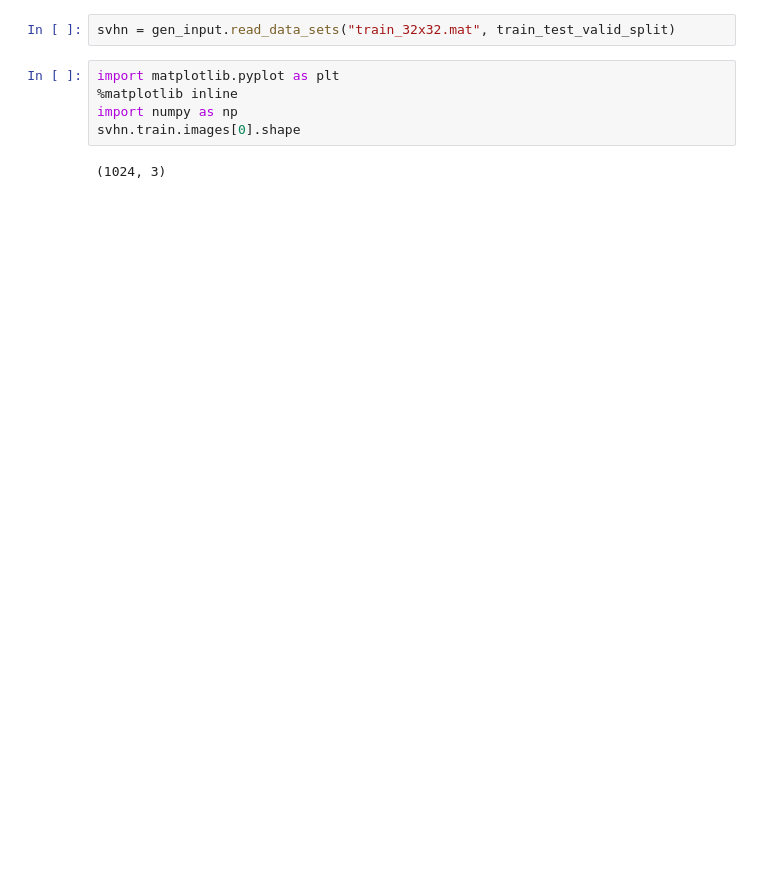
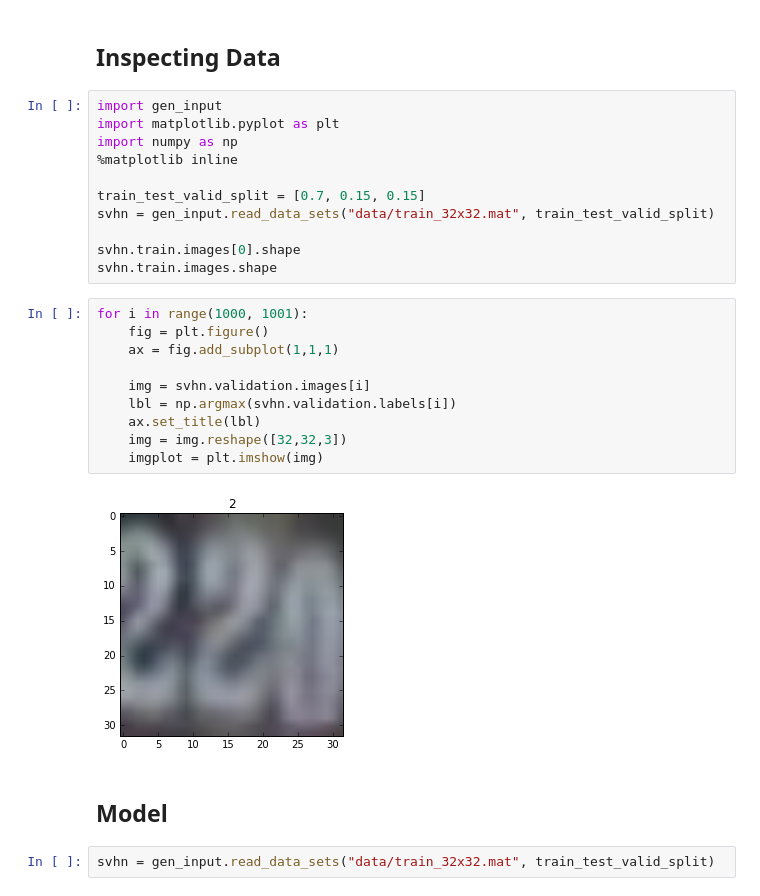
Before and after one commit to baha-nur/cnn_svhn, a Jupyter notebook: SVHN.ipynb, the cells around one changed output. Cells and saved outputs as stored; diff of their text form; blank space fills up the shorter version.

```diff
--- a/SVHN.ipynb
+++ b/SVHN.ipynb
@@ -1,9 +1,29 @@
+# %% [markdown]
+## Inspecting Data
+# %%
+import gen_input
+import matplotlib.pyplot as plt
+import numpy as np
+%matplotlib inline
+
+train_test_valid_split = [0.7, 0.15, 0.15]
+svhn = gen_input.read_data_sets("data/train_32x32.mat", train_test_valid_split)
+
+svhn.train.images[0].shape
+svhn.train.images.shape
+# %%
+for i in range(1000, 1001):
+    fig = plt.figure()
+    ax = fig.add_subplot(1,1,1)
+
+    img = svhn.validation.images[i]
+    lbl = np.argmax(svhn.validation.labels[i])
+    ax.set_title(lbl)
+    img = img.reshape([32,32,3])
+    imgplot = plt.imshow(img)
+# %% [output]
+[figure, added]
+# %% [markdown]
+## Model
 # %%
-svhn = gen_input.read_data_sets("train_32x32.mat", train_test_valid_split)
+svhn = gen_input.read_data_sets("data/train_32x32.mat", train_test_valid_split)
-# %%
-import matplotlib.pyplot as plt
-%matplotlib inline
-import numpy as np
-svhn.train.images[0].shape
-# %% [output]
-(1024, 3)
```
Also changed, not shown: parts of 3 cells of this notebook, 2 other files.
